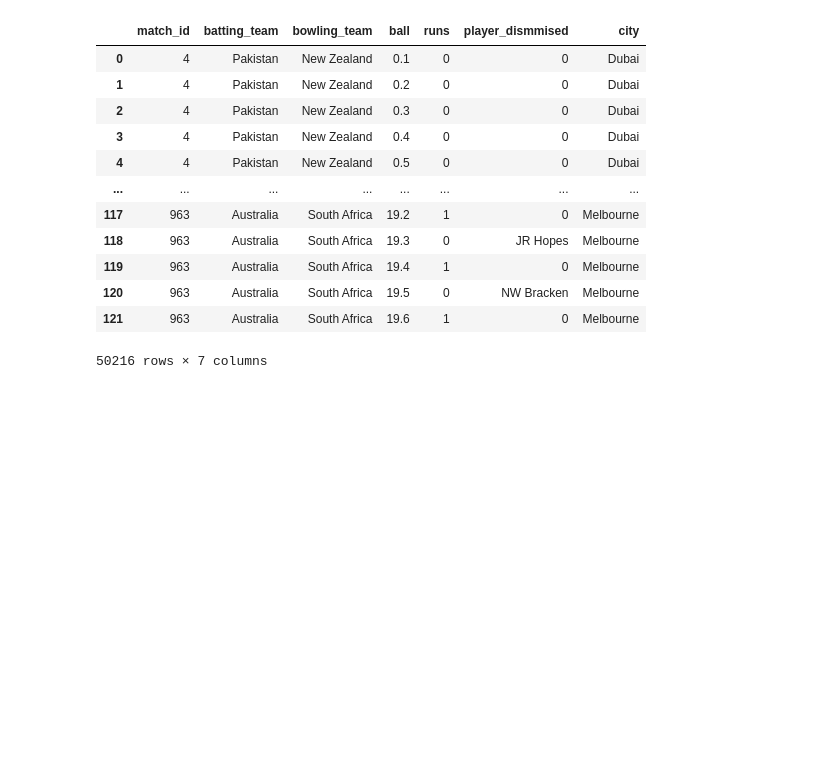
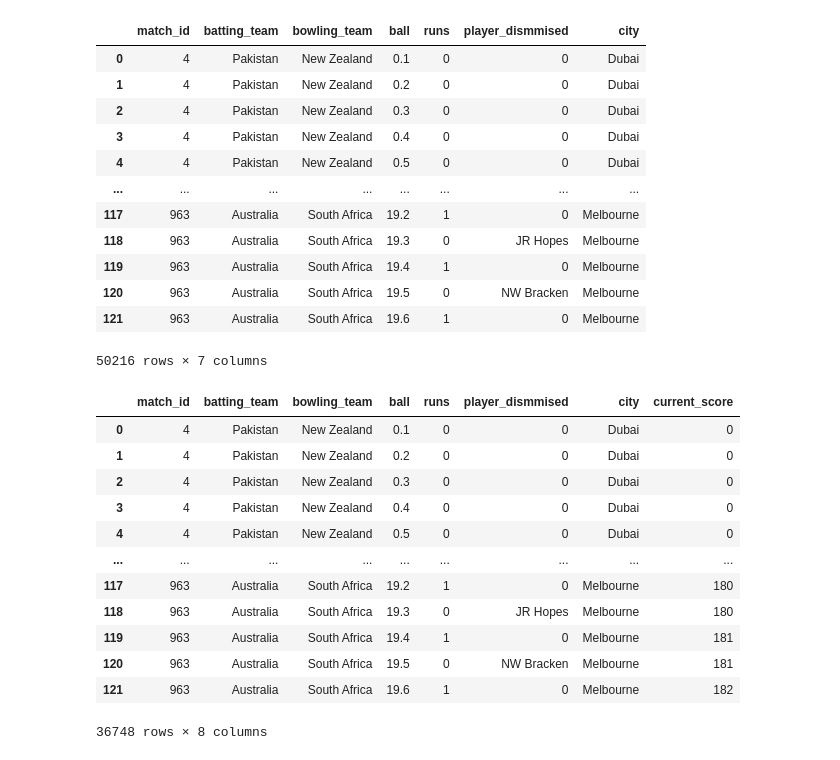
Before and after one commit to anshulkamboj007/mlprojt20, a Jupyter notebook: t20_feature_extract.ipynb, the cells around one changed output. Cells and saved outputs as stored; diff of their text form; code cells hidden in the pictures; blank space fills up the shorter version.

```diff
--- a/t20_feature_extract.ipynb
+++ b/t20_feature_extract.ipynb
@@ -63,3 +65,27 @@ df
 | 120 | 963 | Australia | South Africa | 19.5 | 0 | NW Bracken | Melbourne |
 | 121 | 963 | Australia | South Africa | 19.6 | 1 | 0 | Melbourne |
 50216 rows × 7 columns
+# %%
+# cities where min 5 matches played
+
+eligible_cities=df['city'].value_counts()[df['city'].value_counts()>600].index.tolist()
+# %%
+df =df[df['city'].isin(eligible_cities)]
+# %%
+df['current_score'] = df.groupby('match_id').cumsum()['runs']
+# %%
+df
+# %% [output]
+|  | match_id | batting_team | bowling_team | ball | runs | player_dismmised | city | current_score |
+| 0 | 4 | Pakistan | New Zealand | 0.1 | 0 | 0 | Dubai | 0 |
+| 1 | 4 | Pakistan | New Zealand | 0.2 | 0 | 0 | Dubai | 0 |
+| 2 | 4 | Pakistan | New Zealand | 0.3 | 0 | 0 | Dubai | 0 |
+| 3 | 4 | Pakistan | New Zealand | 0.4 | 0 | 0 | Dubai | 0 |
+| 4 | 4 | Pakistan | New Zealand | 0.5 | 0 | 0 | Dubai | 0 |
+| ... | ... | ... | ... | ... | ... | ... | ... | ... |
+| 117 | 963 | Australia | South Africa | 19.2 | 1 | 0 | Melbourne | 180 |
+| 118 | 963 | Australia | South Africa | 19.3 | 0 | JR Hopes | Melbourne | 180 |
+| 119 | 963 | Australia | South Africa | 19.4 | 1 | 0 | Melbourne | 181 |
+| 120 | 963 | Australia | South Africa | 19.5 | 0 | NW Bracken | Melbourne | 181 |
+| 121 | 963 | Australia | South Africa | 19.6 | 1 | 0 | Melbourne | 182 |
+36748 rows × 8 columns
```
Also changed, not shown: parts of 2 cells of this notebook.
